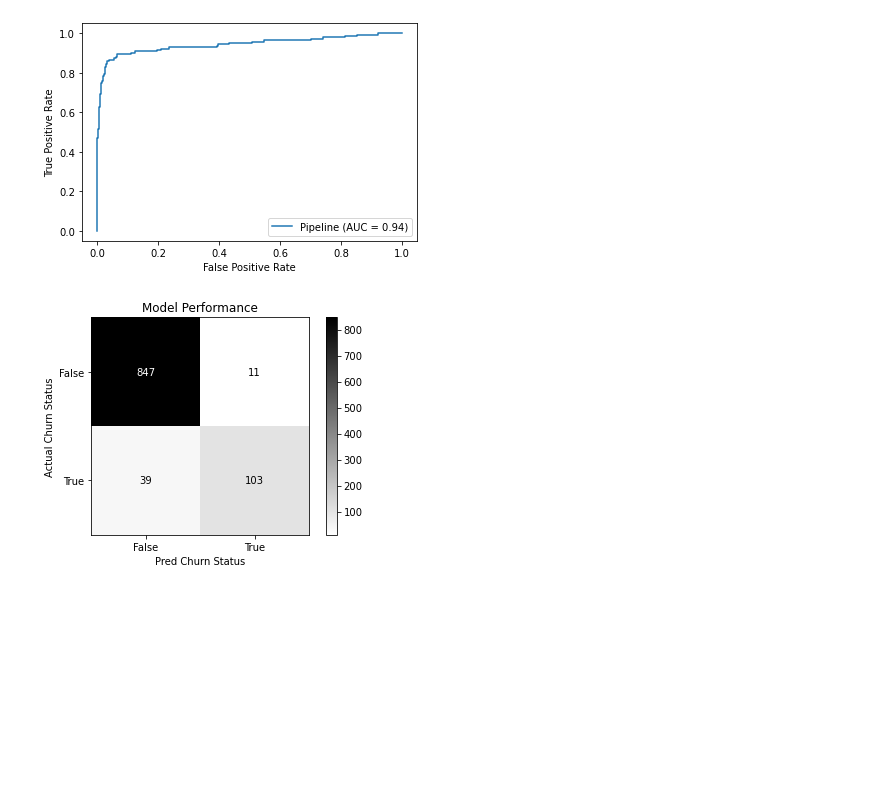
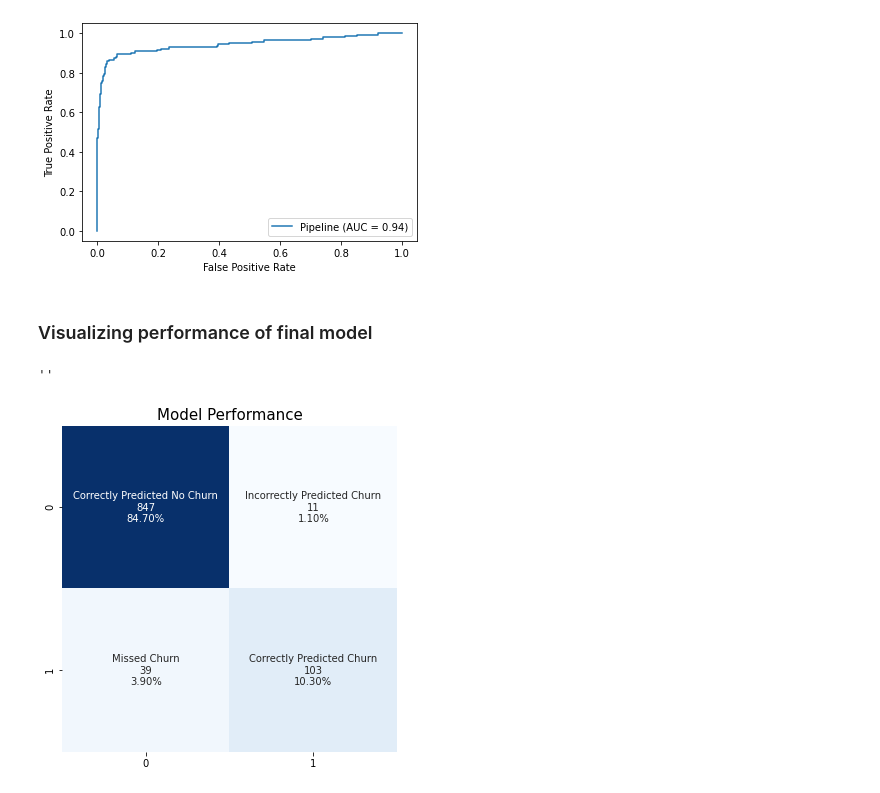
Before and after one commit to zander1268/churn-buster, a Jupyter notebook: modeling.ipynb, the cells around one changed output. Cells and saved outputs as stored; diff of their text form; code cells hidden in the pictures; blank space fills up the shorter version.

Commit message:
added readme, visuals, and cleaned up both eda and model notebooks

```diff
--- a/modeling.ipynb
+++ b/modeling.ipynb
@@ -378,4 +378,0 @@ DT_Pipeline_rf = imbPipeline([
-# %%
-#Fit our model
-GS_rf = GridSearchCV(estimator=DT_Pipeline_rf,param_grid=param_grid_pipeline_smote,scoring="f1_weighted",cv=5)
-GS_rf.fit(X=X_train,y=y_train)
@@ -511,14 +474,35 @@ test_results(model=rf_pipeline,X_test=X_test,y_test=y_test)
  Recall Score: 0.7253521126760564
 [figure]
 [figure]
-# %%
-#plot confusion matrix alone
-fig, ax = plt.subplots()
-plot_confusion_matrix(estimator=rf_pipeline,X=X_test,y_true=y_test,cmap='binary',ax=ax)
-ax.set_title("Model Performance")
-ax.set_ylabel("Actual Churn Status")
-ax.set_xlabel("Pred Churn Status")
-#Save figure
-plt.savefig('Visuals/rf_confusion_matrix');
-# %% [output]
-[figure, removed]
+# %% [markdown]
+### Visualizing performance of final model
+# %%
+#plot confusion matrix alone
+#Import seaborn
+import seaborn as sns
+
+#Create plot
+fig, ax=plt.subplots(figsize=(6,6))
+
+#Get predictions and confusion matrix
+y_pred = rf_pipeline.predict(X_test)
+cf_matrix = confusion_matrix(y_test, y_pred)
+
+#Set group names and % of values
+group_names = ["Correctly Predicted No Churn","Incorrectly Predicted Churn","Missed Churn","Correctly Predicted Churn"]
+group_counts = ['{0:0.0f}'.format(value) for value in cf_matrix.flatten()]
+group_percentages = ['{0:.2%}'.format(value) for value in cf_matrix.flatten()/np.sum(cf_matrix)]
+
+#Set labels
+labels = [f'{v1}\n{v2}\n{v3}' for v1, v2, v3 in  zip(group_names,group_counts,group_percentages)]
+labels = np.asarray(labels).reshape(2,2)
+sns.heatmap(cf_matrix, annot=labels, fmt='', cmap='Blues',ax=ax,cbar=False)
+
+#Set title
+ax.set_title("Model Performance",fontsize=15)
+#Save figure
+plt.savefig('Visuals/rf_confusion_matrix')
+;
+# %% [output]
+''
+[figure, added]
```
Also changed, not shown: parts of 32 cells of this notebook, 6 other files.
